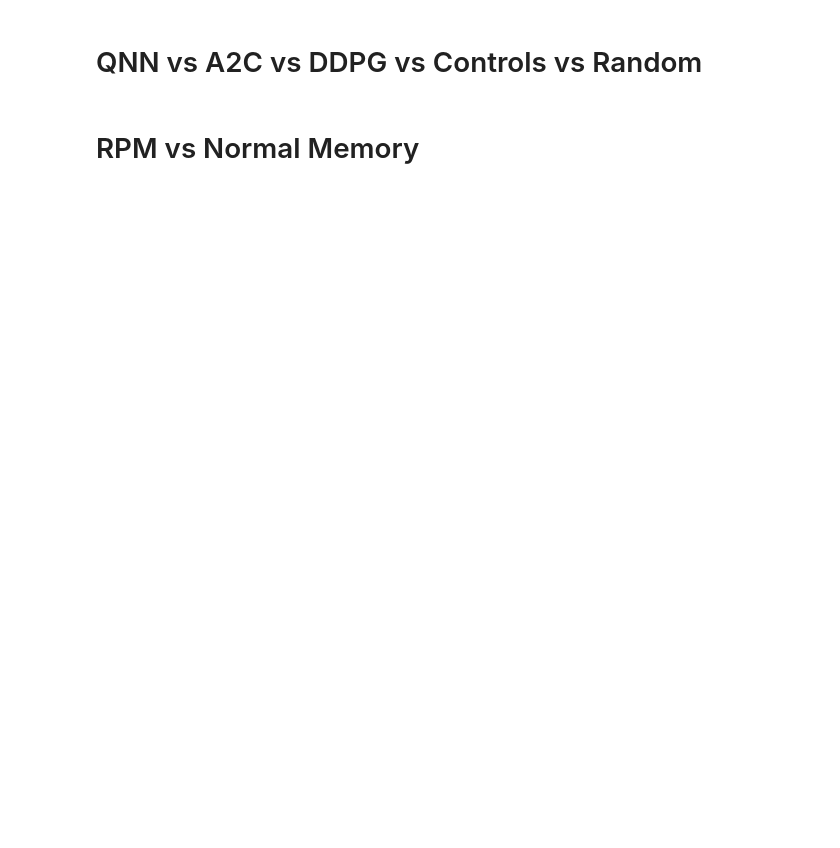
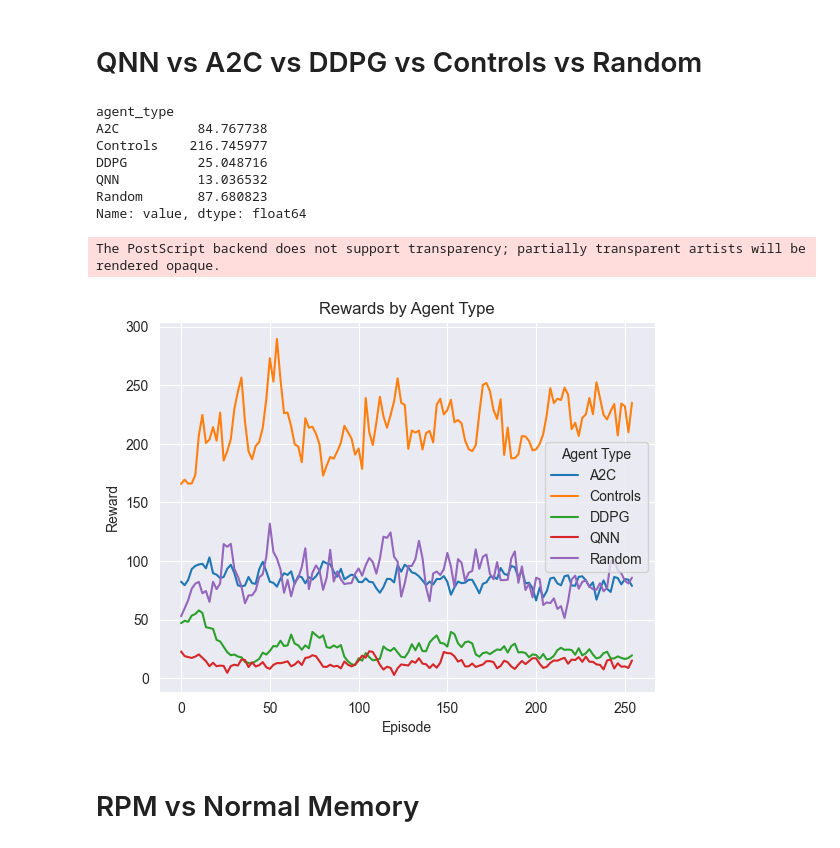
Before and after one commit to TheMikeste1/CS6640-Waterworld, a Jupyter notebook: graphs_for_paper.ipynb, the cells around one changed output. Saved outputs shown, nothing was run; the diff lists cells and outputs as text; code cells hidden in the pictures; blank space fills up the shorter version.

Commit message:
Changed weighting of graphs

```diff
--- a/graphs_for_paper.ipynb
+++ b/graphs_for_paper.ipynb
@@ -54,21 +87,37 @@ print(*df_runs["run_name"].unique(), sep=", ")
 # %%
 to_plot = (
     df_runs.query("metric == 'test_total_reward'")
     .query("agent_type != 'CPT'")
     .query("run_name != 'DDPG Distance CPT'")
 )
 to_plot["agent_type"] = to_plot["agent_type"].cat.remove_unused_categories()
 
 means = to_plot.groupby(by="agent_type")["value"].mean()
 print(means)
 
 to_plot["smoothed_value"] = to_plot["value"].ewm(alpha=1 - 0.65).mean()
-plot = sns.lineplot(data=to_plot, x="step", y="smoothed_value", hue="agent_type")
+plot = sns.lineplot(
+    data=to_plot,
+    x="step",
+    y="smoothed_value",
+    hue="agent_type",
+    errorbar=None,
+)
 plot.set_xlabel("Episode")
 plot.set_ylabel("Reward")
-plot.set_title("Rewards by Agent")
+plot.set_title("Rewards by Agent Type")
 plot.legend(title="Agent Type")
 plot.figure.savefig("rewards-by-agent.eps", format="eps")
+# %% [output]
+agent_type
+A2C          84.767738
+Controls    216.745977
+DDPG         25.048716
+QNN          13.036532
+Random       87.680823
+Name: value, dtype: float64
+The PostScript backend does not support transparency; partially transparent artists will be rendered opaque.
+[figure, added]
 # %% [markdown]
 # RPM vs Normal Memory
 # %%
```
Also changed, not shown: parts of 8 cells of this notebook.
